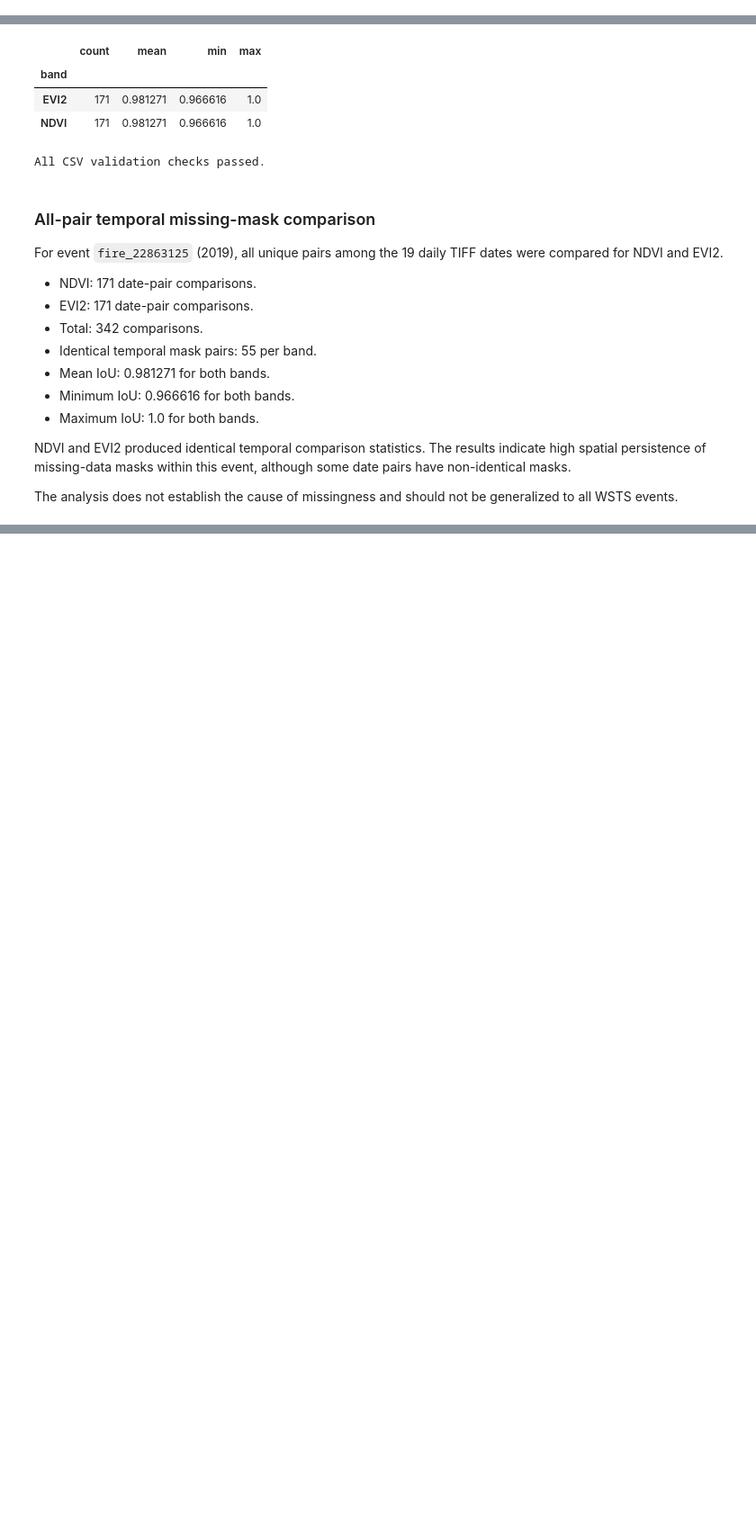
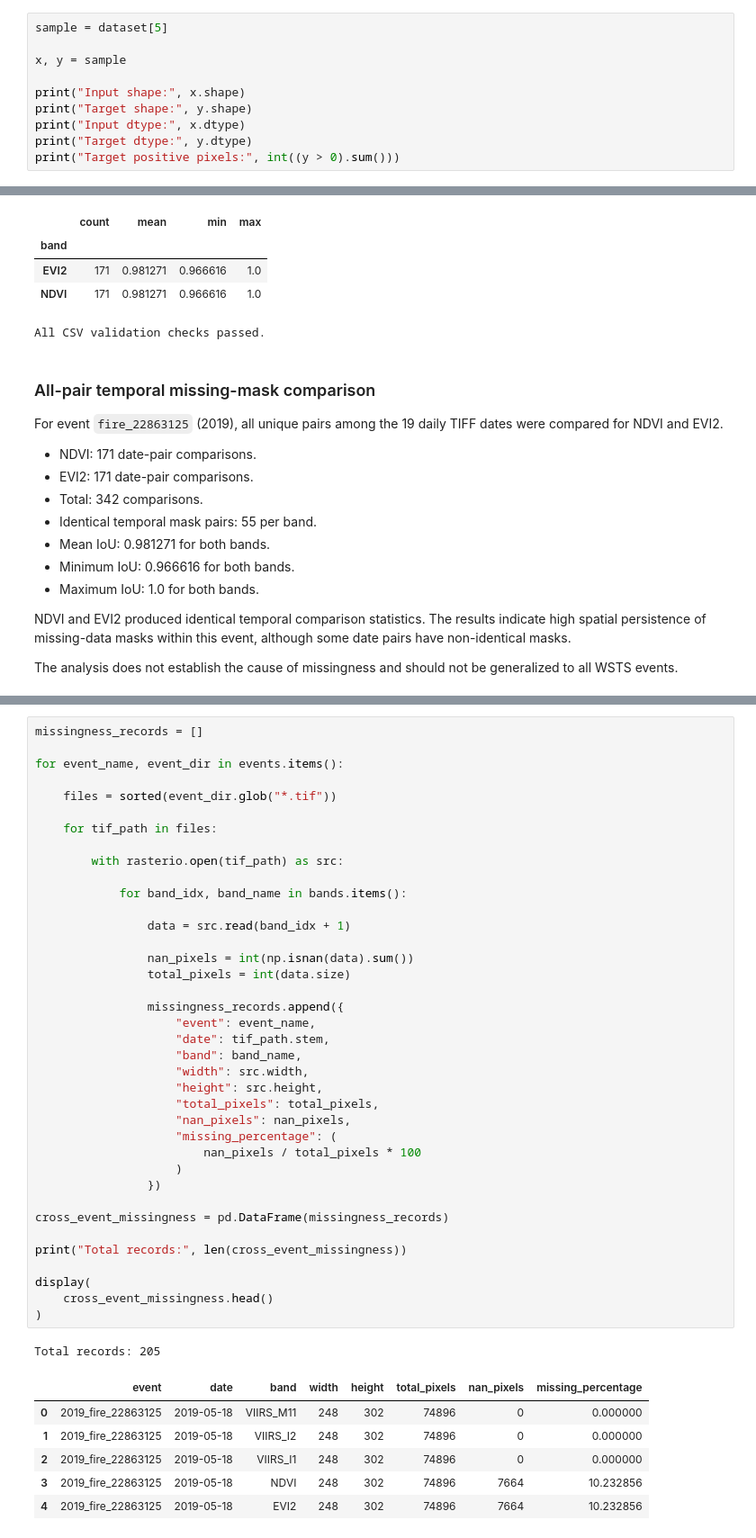
Before and after one commit to TheCodeCipher/fireguard, a Jupyter notebook: notebooks/wsts_eda.ipynb, the cells around one changed output, grey strips where cells are left out. Shown at 90% size. Saved outputs shown, nothing was run; the diff lists cells and outputs as text; blank space fills up the shorter version.

```diff
--- a/notebooks/wsts_eda.ipynb
+++ b/notebooks/wsts_eda.ipynb
@@ -564,0 +1091,10 @@ ModuleNotFoundError: No module named 'src'
+# %%
+sample = dataset[5]
+
+x, y = sample
+
+print("Input shape:", x.shape)
+print("Target shape:", y.shape)
+print("Input dtype:", x.dtype)
+print("Target dtype:", y.dtype)
+print("Target positive pixels:", int((y > 0).sum()))
@@ -4072,0 +4742,46 @@ not be generalized to all WSTS events.
+# %%
+missingness_records = []
+
+for event_name, event_dir in events.items():
+
+    files = sorted(event_dir.glob("*.tif"))
+
+    for tif_path in files:
+
+        with rasterio.open(tif_path) as src:
+
+            for band_idx, band_name in bands.items():
+
+                data = src.read(band_idx + 1)
+
+                nan_pixels = int(np.isnan(data).sum())
+                total_pixels = int(data.size)
+
+                missingness_records.append({
+                    "event": event_name,
+                    "date": tif_path.stem,
+                    "band": band_name,
+                    "width": src.width,
+                    "height": src.height,
+                    "total_pixels": total_pixels,
+                    "nan_pixels": nan_pixels,
+                    "missing_percentage": (
+                        nan_pixels / total_pixels * 100
+                    )
+                })
+
+cross_event_missingness = pd.DataFrame(missingness_records)
+
+print("Total records:", len(cross_event_missingness))
+
+display(
+    cross_event_missingness.head()
+)
+# %% [output]
+Total records: 205
+|  | event | date | band | width | height | total_pixels | nan_pixels | missing_percentage |
+| 0 | 2019_fire_22863125 | 2019-05-18 | VIIRS_M11 | 248 | 302 | 74896 | 0 | 0.000000 |
+| 1 | 2019_fire_22863125 | 2019-05-18 | VIIRS_I2 | 248 | 302 | 74896 | 0 | 0.000000 |
+| 2 | 2019_fire_22863125 | 2019-05-18 | VIIRS_I1 | 248 | 302 | 74896 | 0 | 0.000000 |
+| 3 | 2019_fire_22863125 | 2019-05-18 | NDVI | 248 | 302 | 74896 | 7664 | 10.232856 |
+| 4 | 2019_fire_22863125 | 2019-05-18 | EVI2 | 248 | 302 | 74896 | 7664 | 10.232856 |
```
Also changed, not shown: parts of 39 cells of this notebook, 4 other files.
